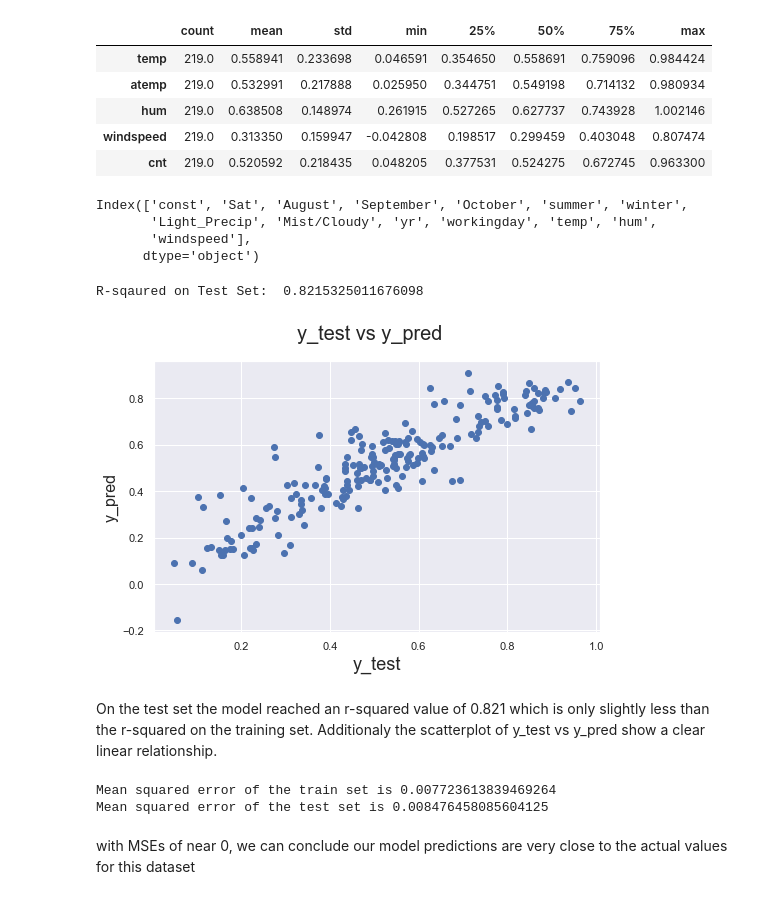
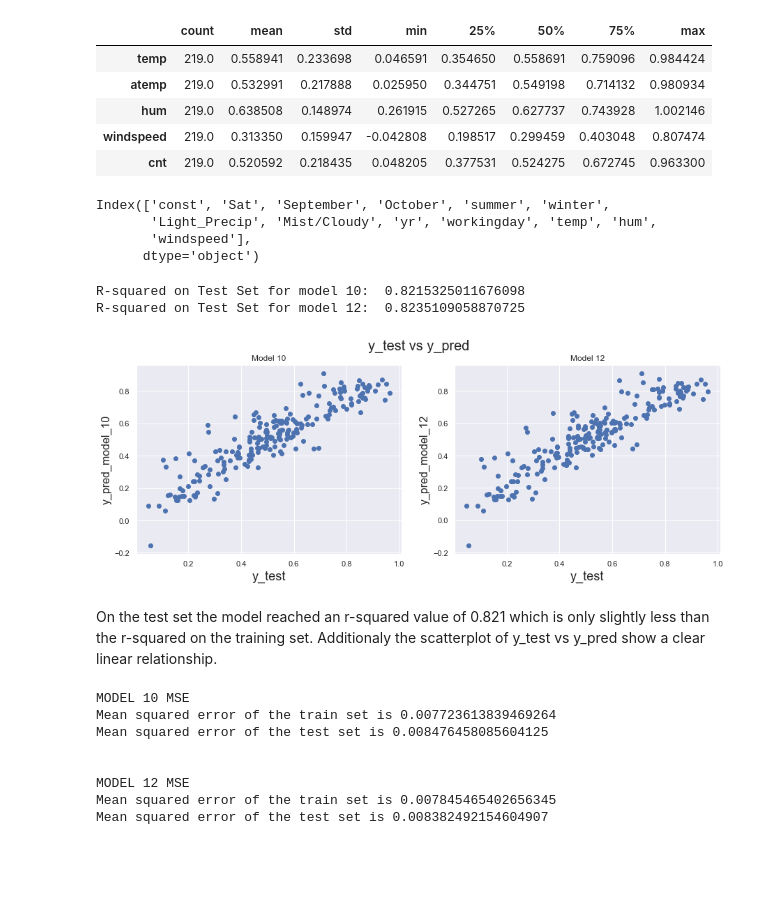
Before and after one commit to mickyals/BoomBikes_Regression, a Jupyter notebook: BoomBikes_Regression_Model_Mickell_Als.ipynb, the cells around one changed output. Drawn from its saved outputs; the diff is of its cells as text; code cells hidden in the pictures; blank space fills up the shorter version.

```diff
--- a/BoomBikes_Regression_Model_Mickell_Als.ipynb
+++ b/BoomBikes_Regression_Model_Mickell_Als.ipynb
@@ -1003,0 +1041,8 @@ This model, while it does have multicollinearity with temp and hum, is better th
+# %%
+X_train_sm_12= X_train_sm_11.drop('Clear/Partly Cloudy', axis=1)
+
+linear_model_12 = sm.OLS(y_train, X_train_sm_12).fit()
+
+print(linear_model_12.summary())
+print('\n','VIF Scores for Model 12')
+print(VIF(X_train_sm_12.drop('const', axis=1)))
@@ -1055,9 +1157,9 @@ bike_test[num_vars].describe().T
 | windspeed | 219.0 | 0.313350 | 0.159947 | -0.042808 | 0.198517 | 0.299459 | 0.403048 | 0.807474 |
 | cnt | 219.0 | 0.520592 | 0.218435 | 0.048205 | 0.377531 | 0.524275 | 0.672745 | 0.963300 |
 # %%
-X_train_sm_10.columns
+X_train_sm_12.columns
 # %% [output]
-Index(['const', 'Sat', 'August', 'September', 'October', 'summer', 'winter',
+Index(['const', 'Sat', 'September', 'October', 'summer', 'winter',
        'Light_Precip', 'Mist/Cloudy', 'yr', 'workingday', 'temp', 'hum',
        'windspeed'],
       dtype='object')
@@ -1069,42 +1171,74 @@ X_test = bike_test
 # %%
 #add constant
 X_test_linear_model_10 = sm.add_constant(X_test)
+X_test_linear_model_12 = sm.add_constant(X_test)
 # %%
 #selecting features needed for model
 X_test_linear_model_10 = X_test_linear_model_10[['const', 'Sat', 'August', 'September', 'October', 'summer', 'winter',
        'Light_Precip', 'Mist/Cloudy', 'yr', 'workingday', 'temp', 'hum',
        'windspeed']]
+
+X_test_linear_model_12 = X_test_linear_model_12[['const', 'Sat', 'September', 'October', 'summer', 'winter',
+       'Light_Precip', 'Mist/Cloudy', 'yr', 'workingday', 'temp', 'hum',
+       'windspeed']]
 # %%
 #evaluating on test set
 from sklearn.metrics import r2_score
 
-y_pred = linear_model_10.predict(X_test_linear_model_10)
-print('R-sqaured on Test Set: ',r2_score(y_test, y_pred))
+y_pred_model_10 = linear_model_10.predict(X_test_linear_model_10)
+print('R-squared on Test Set for model 10: ',r2_score(y_test, y_pred_model_10))
+
+y_pred_model_12 = linear_model_12.predict(X_test_linear_model_12)
+print('R-squared on Test Set for model 12: ',r2_score(y_test, y_pred_model_12))
 # %% [output]
-R-sqaured on Test Set:  0.8215325011676098
+R-squared on Test Set for model 10:  0.8215325011676098
+R-squared on Test Set for model 12:  0.8235109058870725
 # %%
 # Plotting y_test and y_pred to understand the spread
 
-fig = plt.figure()
-plt.scatter(y_test, y_pred)
-fig.suptitle('y_test vs y_pred', fontsize = 20)              # Plot heading
+fig = plt.figure(figsize=(15,5))
+fig.suptitle('y_test vs y_pred', fontsize = 20)  # Plot heading
+
+ax = plt.subplot(1,2,1)
+plt.scatter(y_test, y_pred_model_10)
 plt.xlabel('y_test', fontsize = 18)                          # X-label
-plt.ylabel('y_pred', fontsize = 16)
+plt.ylabel('y_pred_model_10', fontsize = 16)
+ax.set_title("Model 10")
+
+
+ax = plt.subplot(1,2,2)
+plt.scatter(y_test, y_pred_model_12)
+plt.xlabel('y_test', fontsize = 18)                          # X-label
+plt.ylabel('y_pred_model_12', fontsize = 16)
+ax.set_title("Model 12")
+
+
 plt.show()
 # %% [output]
-[figure, old version]
+[figure, new version]
 # %% [markdown]
 On the test set the model reached an r-squared value of 0.821 which is only slightly less than the r-squared on the training set. Additionaly the scatterplot of y_test vs y_pred show a clear linear relationship.
 # %%
 #mean squared error
 from sklearn.metrics import mean_squared_error
 
-train_mse = (mean_squared_error(y_true=y_train, y_pred=y_train_pred))
-test_mse = (mean_squared_error(y_true=y_test, y_pred=y_pred))
-print('Mean squared error of the train set is', train_mse)
-print('Mean squared error of the test set is', test_mse)
+train_mse_10 = (mean_squared_error(y_true=y_train, y_pred=y_train_pred_10))
+test_mse_10 = (mean_squared_error(y_true=y_test, y_pred=y_pred_model_10))
+print("MODEL 10 MSE")
+print('Mean squared error of the train set is', train_mse_10)
+print('Mean squared error of the test set is', test_mse_10)
+
+print("\n\nMODEL 12 MSE")
+train_mse_12 = (mean_squared_error(y_true=y_train, y_pred=y_train_pred_12))
+test_mse_12 = (mean_squared_error(y_true=y_test, y_pred=y_pred_model_12))
+print('Mean squared error of the train set is', train_mse_12)
+print('Mean squared error of the test set is', test_mse_12)
 # %% [output]
+MODEL 10 MSE
 Mean squared error of the train set is 0.007723613839469264
 Mean squared error of the test set is 0.008476458085604125
+
+
+MODEL 12 MSE
+Mean squared error of the train set is 0.007845465402656345
+Mean squared error of the test set is 0.008382492154604907
-# %% [markdown]
-with MSEs of near 0, we can conclude our model predictions are very close to the actual values for this dataset
```
Also changed, not shown: parts of 24 cells of this notebook, 2 other files.
